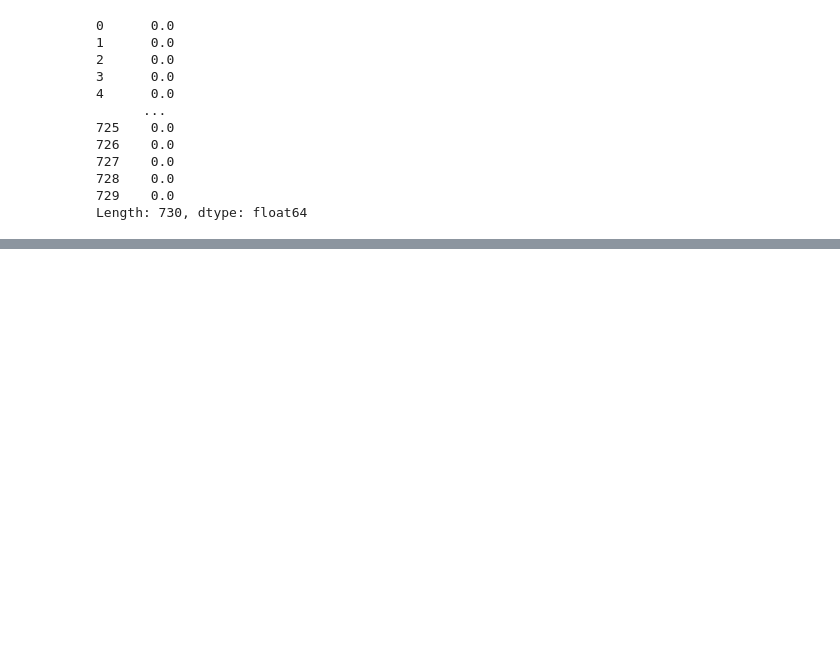
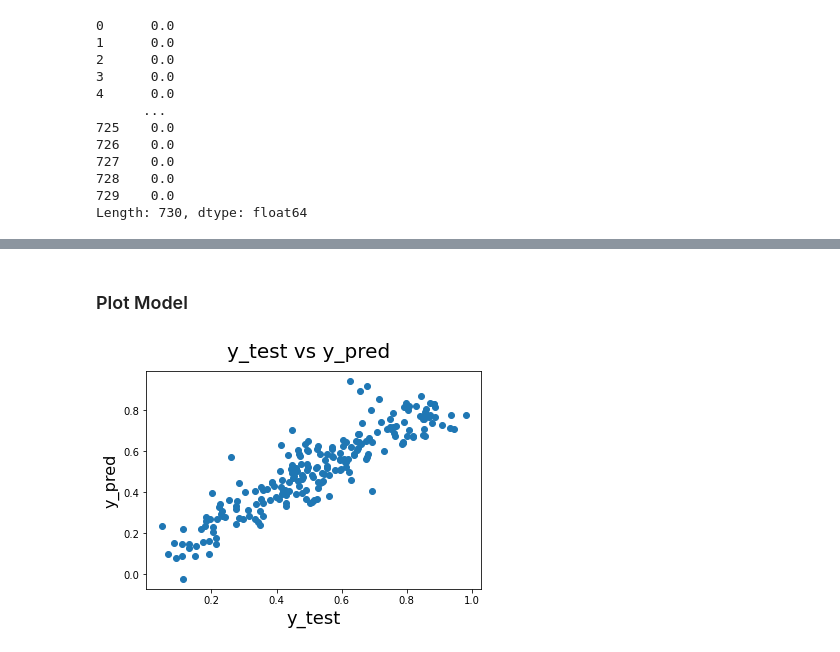
Before and after one commit to shrou6/Multiple-linear-Regression, a Jupyter notebook: project.ipynb, the cells around one changed output, grey strips where cells are left out. Saved outputs shown, nothing was run; the diff lists cells and outputs as text; code cells hidden in the pictures; blank space fills up the shorter version.

Commit message:
Plot Model

```diff
--- a/project.ipynb
+++ b/project.ipynb
@@ -241,0 +226,7 @@ df_train.head()
+# %%
+# Apply scaler() to all the numeric variables
+num_var=['temp', 'atemp', 'hum', 'windspeed','cnt']
+df_train[num_var] = scaler.fit_transform(df_train[num_var])
+num_vars = ['temp', 'atemp', 'hum', 'windspeed','cnt']
+
+df_test[num_var] = scaler.transform(df_test[num_var])
@@ -241,0 +246,9 @@ df_train.head()
+# %%
+y_train = df_train.pop('cnt')
+x_train = df_train
+y_test = df_test.pop('cnt')
+x_test = df_test
+# %%
+# train model
+lm=LinearRegression()
+lm.fit(x_train, y_train)
@@ -241,0 +257,2 @@ df_train.head()
+# %%
+y_pred=lm.predict(x_test)
@@ -241,0 +279,11 @@ df_train.head()
+# %% [markdown]
+### Plot Model
+# %%
+fig=plt.figure()
+plt.scatter(y_test,y_pred)
+fig.suptitle('y_test vs y_pred', fontsize = 20)
+plt.xlabel('y_test', fontsize = 18)                          # X-label
+plt.ylabel('y_pred', fontsize = 16)
+plt.show()
+# %% [output]
+[figure, added]
```
Also changed, not shown: parts of 40 cells of this notebook.
